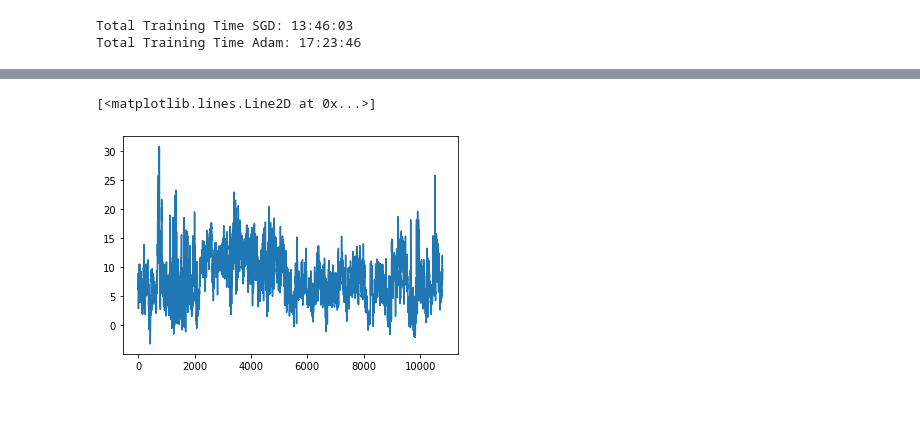
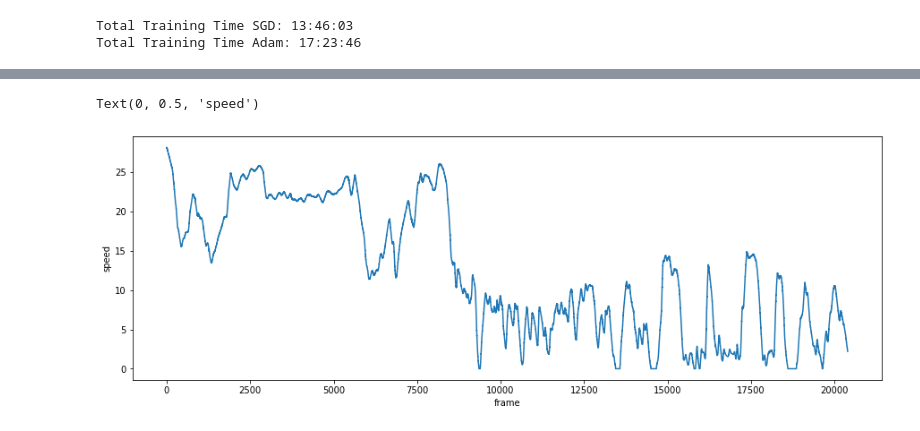
Before and after one commit to tomasort/DLS-Project, a Jupyter notebook: visualizations.ipynb, the cells around one changed output, grey strips where cells are left out. Saved outputs shown, nothing was run; the diff lists cells and outputs as text; code cells hidden in the pictures.

```diff
--- a/visualizations.ipynb
+++ b/visualizations.ipynb
@@ -69,9 +68,12 @@ AttributeError: 'list' object has no attribute 'set_xlabel'
 # %%
-t = test_labels
+t = train_labels
+plt.figure(figsize=(15, 5))
 plt.plot([i for i in range(len(t))], t)
+plt.xlabel("frame")
+plt.ylabel("speed")
 # %% [output]
-[<matplotlib.lines.Line2D at 0x...>]
+Text(0, 0.5, 'speed')
-[figure, old version]
+[figure, new version]
 # %%
 help(ax)
 # %% [output]
```
Also changed, not shown: parts of 5 cells of this notebook, 5 other files.
